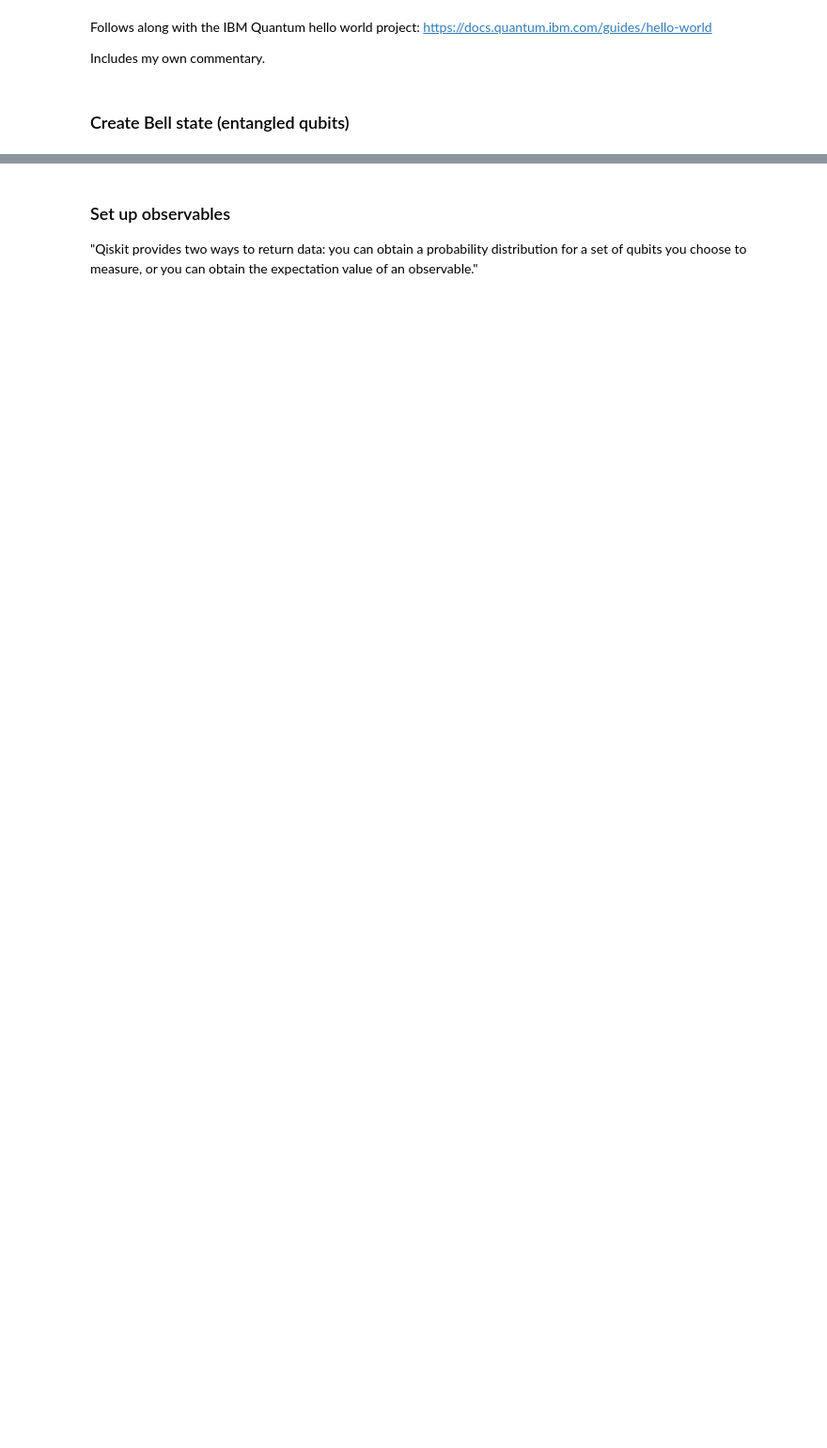
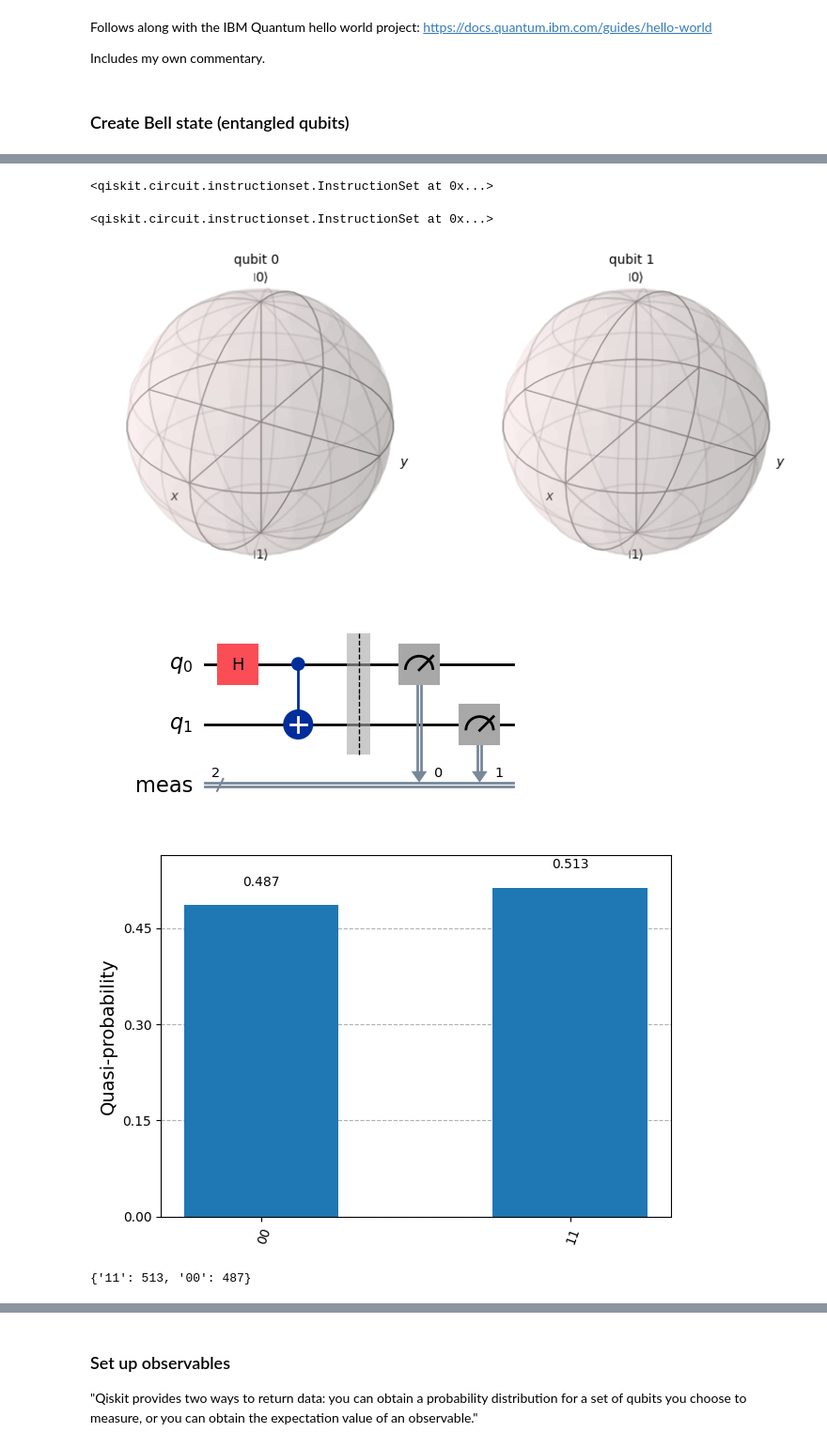
Before and after one commit to KalebCoberly/qiskit_exploration, a Jupyter notebook: notebooks/IBM_quantum_hello_world.ipynb, the cells around one changed output, grey strips where cells are left out. Shown at 94% size. Drawn from its saved outputs; the diff is of its cells as text; code cells hidden in the pictures; blank space fills up the shorter version.

```diff
--- a/notebooks/IBM_quantum_hello_world.ipynb
+++ b/notebooks/IBM_quantum_hello_world.ipynb
@@ -33,0 +70,28 @@ Edit: Am I correct here? The observations suggest a pretty stable 0 for the X ga
+# %%
+# Now on the tutorial circuit.
+demo_qc = QuantumCircuit(2)
+demo_qc.h(0)
+demo_qc.cx(0, 1)
+
+demo_state = Statevector(demo_qc)
+plot_bloch_multivector(demo_state)
+
+demo_qc.measure_all()
+demo_qc.draw("mpl")
+
+sampler = SamplerV2()
+job = sampler.run([demo_qc], shots=1000)
+
+result = job.result()
+counts = result[0].data.meas.get_counts()
+
+plot_distribution(counts)
+
+print(counts)
+# %% [output]
+<qiskit.circuit.instructionset.InstructionSet at 0x...>
+<qiskit.circuit.instructionset.InstructionSet at 0x...>
+[figure, added]
+[figure, added]
+[figure, added]
+{'11': 513, '00': 487}
```
Also changed, not shown: parts of 17 cells of this notebook.
